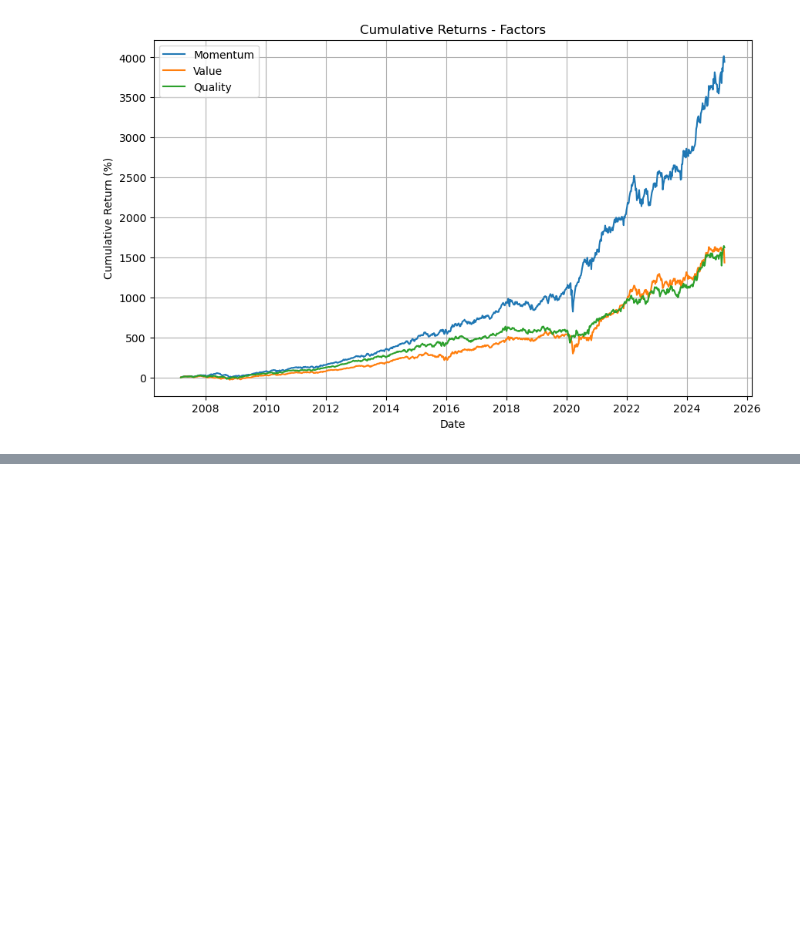
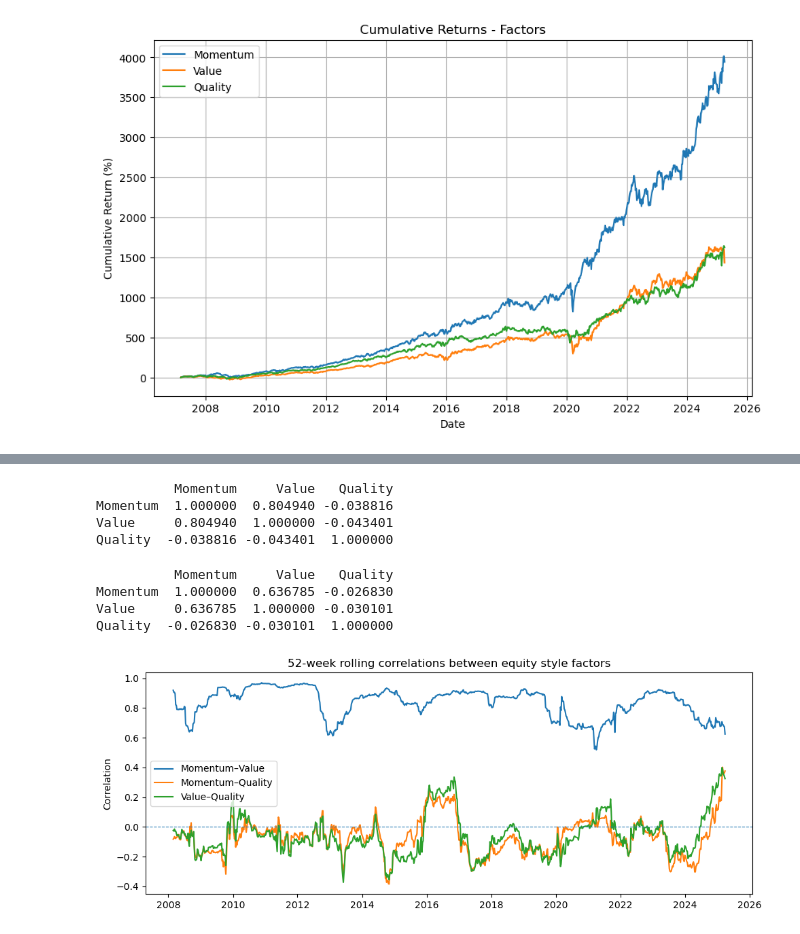
Before and after one commit to CChlungwani/forecast_curve, a Jupyter notebook: results/cumulative_factor_returns.ipynb, the cells around one changed output, grey strips where cells are left out. Cells and saved outputs as stored; diff of their text form; code cells hidden in the pictures; blank space fills up the shorter version.

```diff
--- a/results/cumulative_factor_returns.ipynb
+++ b/results/cumulative_factor_returns.ipynb
@@ -386,0 +115,45 @@ Momentum_vs_Quality 1.615776           0.279135           1.012745             0
+# %%
+# Spearman
+spearman_corr = data[['Momentum', 'Value', 'Quality']].corr(method='spearman')
+
+print(spearman_corr)
+# %% [output]
+          Momentum     Value   Quality
+Momentum  1.000000  0.804940 -0.038816
+Value     0.804940  1.000000 -0.043401
+Quality  -0.038816 -0.043401  1.000000
+# %%
+# Kendall
+kendall_corr = data[['Momentum', 'Value', 'Quality']].corr(method='kendall')
+
+print(kendall_corr)
+# %% [output]
+          Momentum     Value   Quality
+Momentum  1.000000  0.636785 -0.026830
+Value     0.636785  1.000000 -0.030101
+Quality  -0.026830 -0.030101  1.000000
+# %%
+rolling_corr = (
+    data[['Momentum', 'Value', 'Quality']]
+    .rolling(window=52)
+    .corr()
+)
+
+rolling_mv = data['Momentum'].rolling(52).corr(data['Value'])
+rolling_mq = data['Momentum'].rolling(52).corr(data['Quality'])
+rolling_vq = data['Value'].rolling(52).corr(data['Quality'])
+# %%
+fig, ax = plt.subplots(figsize=(10, 4))
+
+ax.plot(rolling_mv, label='Momentum–Value')
+ax.plot(rolling_mq, label='Momentum–Quality')
+ax.plot(rolling_vq, label='Value–Quality')
+
+ax.axhline(0, linestyle='--', linewidth=0.8)
+ax.set_title('52-week rolling correlations between equity style factors')
+ax.set_ylabel('Correlation')
+ax.legend()
+plt.tight_layout()
+plt.show()
+# %% [output]
+[figure, added]
```
Also changed, not shown: parts of 5 cells of this notebook, 3 other files.
